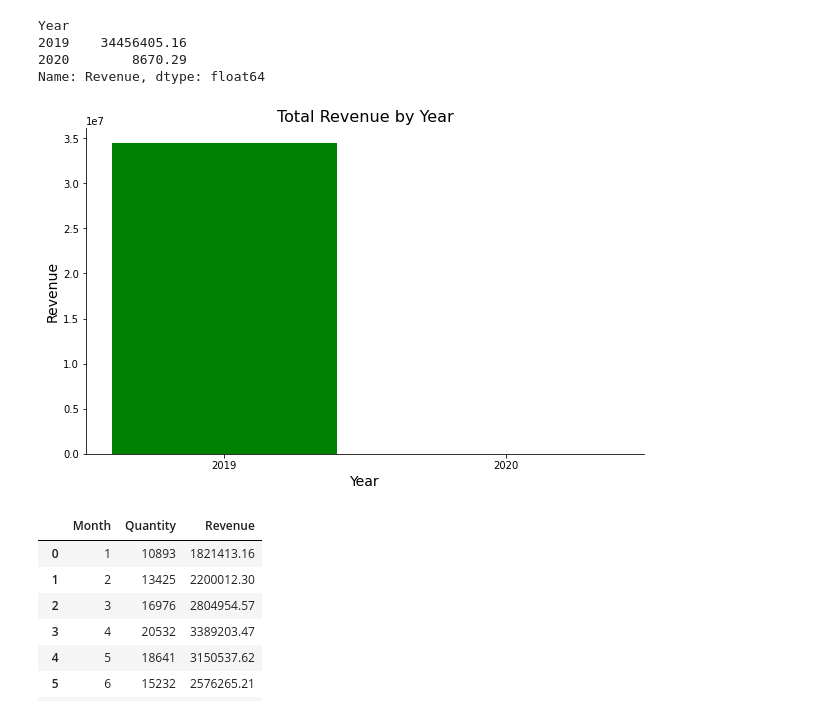
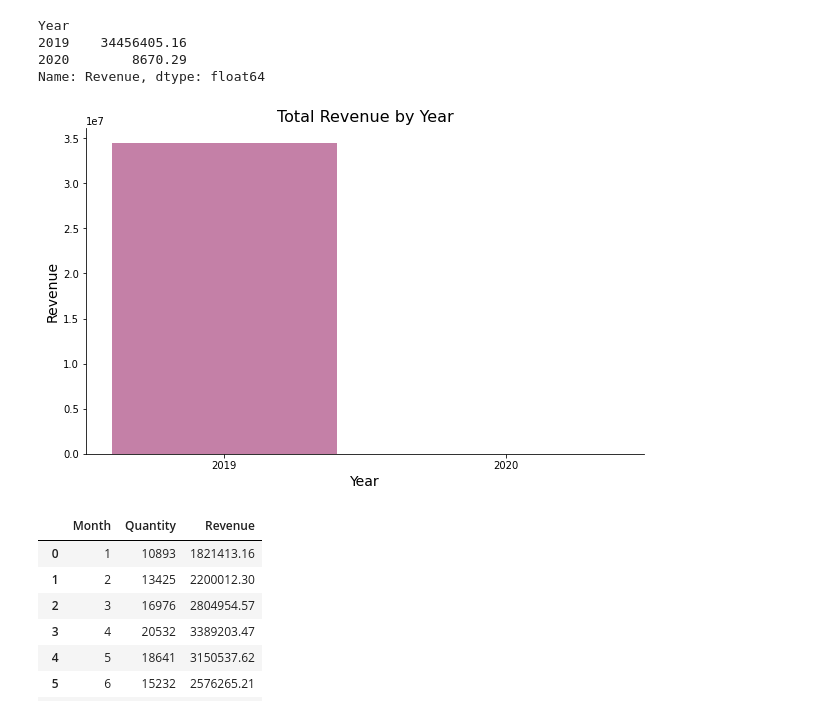
Before and after one commit to adunoluwa1/Product-Sales-Analysis, a Jupyter notebook: Sales_Data_Analysis.ipynb, the cells around one changed output. Drawn from its saved outputs; the diff is of its cells as text; code cells hidden in the pictures.

```diff
--- a/Sales_Data_Analysis.ipynb
+++ b/Sales_Data_Analysis.ipynb
@@ -81,16 +81,16 @@ Year
 Name: Revenue, dtype: float64
 # %%
 fig, ax = plt.subplots(figsize=(10,6))
-ax.bar(Revenue_by_year.index, Revenue_by_year.values, color='g')
+ax.bar(Revenue_by_year.index, Revenue_by_year.values, color='#C480A7')
 # sns.countplot(x='Revenue',data=Revenue_by_year)
 plt.title('Total Revenue by Year', fontsize=16)
 plt.xlabel('Year', fontsize=14)
 plt.ylabel('Revenue', fontsize=14)
 plt.xticks(ticks=[2019,2020],labels=('2019','2020'), ha='center')
 sns.despine(left=False, bottom=False)
 plt.show()
 # %% [output]
-[figure, old version]
+[figure, new version]
 # %%
 Monthly_Sales = df.groupby(df['Month'])[['Quantity','Revenue']].sum().reset_index().sort_values('Month',ascending=True, ignore_index=True)
 month = ['Jan', 'Feb', 'Mar', 'Apr', 'May', 'Jun', 'Jul', 'Aug', 'Sept', 'Oct', 'Nov', 'Dec']
```
Also changed, not shown: parts of 5 cells of this notebook, 1 other file.
